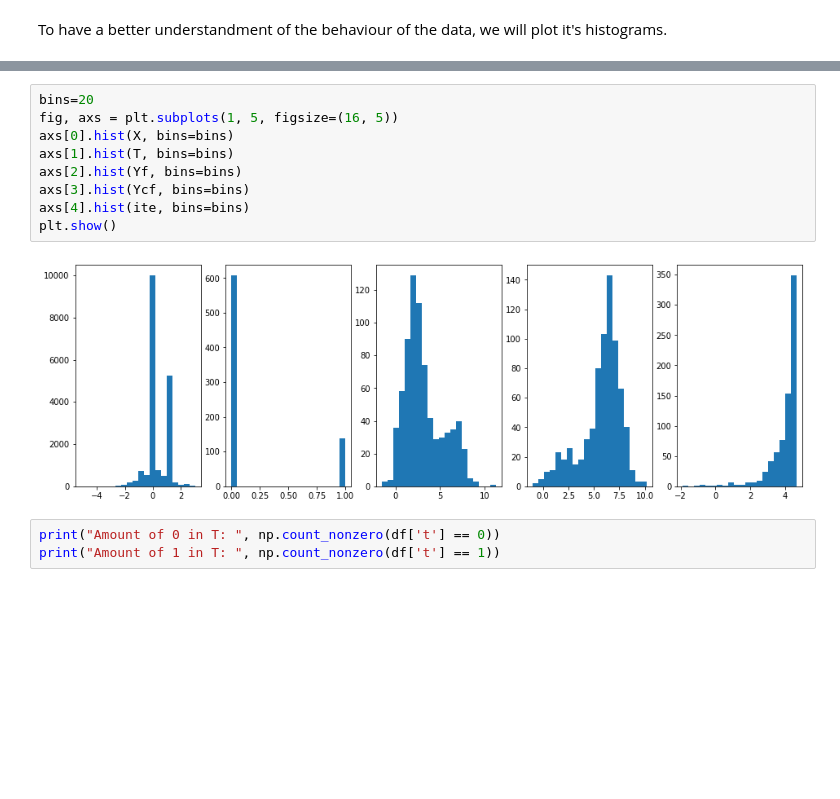
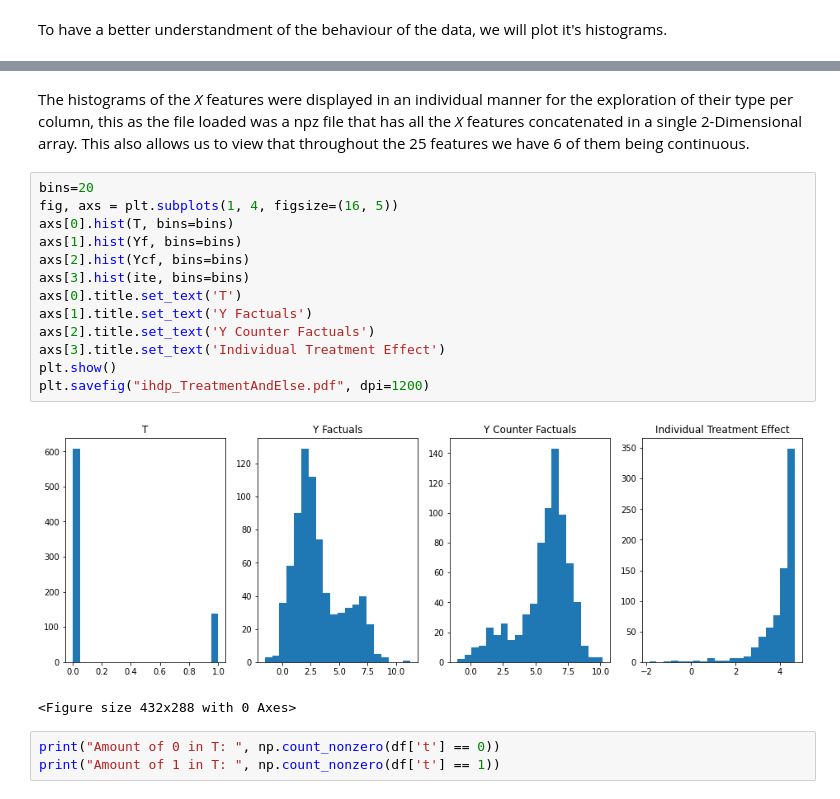
Before and after one commit to PauMarquez99/DataScience-CE888, a Jupyter notebook: Assignments/CE888 Assignment 1/CE888-Assignment1_IHDP.ipynb, the cells around one changed output, grey strips where cells are left out. Drawn from its saved outputs; the diff is of its cells as text; blank space fills up the shorter version.

Commit message:
Better visualization and image saving in PDF

```diff
--- a/Assignments/CE888 Assignment 1/CE888-Assignment1_IHDP.ipynb
+++ b/Assignments/CE888 Assignment 1/CE888-Assignment1_IHDP.ipynb
@@ -37,14 +47,21 @@ To have a better understandment of the behaviour of the data, we will plot it's
+# %% [markdown]
+The histograms of the _X_ features were displayed in an individual manner for the exploration of their type per column, this as the file loaded was a npz file that has all the _X_ features concatenated in a single 2-Dimensional array. This also allows us to view that throughout the 25 features we have 6 of them being continuous.
 # %%
 bins=20
-fig, axs = plt.subplots(1, 5, figsize=(16, 5))
-axs[0].hist(X, bins=bins)
-axs[1].hist(T, bins=bins)
-axs[2].hist(Yf, bins=bins)
-axs[3].hist(Ycf, bins=bins)
-axs[4].hist(ite, bins=bins)
+fig, axs = plt.subplots(1, 4, figsize=(16, 5))
+axs[0].hist(T, bins=bins)
+axs[1].hist(Yf, bins=bins)
+axs[2].hist(Ycf, bins=bins)
+axs[3].hist(ite, bins=bins)
+axs[0].title.set_text('T')
+axs[1].title.set_text('Y Factuals')
+axs[2].title.set_text('Y Counter Factuals')
+axs[3].title.set_text('Individual Treatment Effect')
 plt.show()
+plt.savefig("ihdp_TreatmentAndElse.pdf", dpi=1200)
 # %% [output]
-[figure, old version]
+[figure, new version]
+<Figure size 432x288 with 0 Axes>
 # %%
 print("Amount of 0 in T: ", np.count_nonzero(df['t'] == 0))
 print("Amount of 1 in T: ", np.count_nonzero(df['t'] == 1))
```
Also changed, not shown: parts of 4 cells of this notebook, 5 other files.
